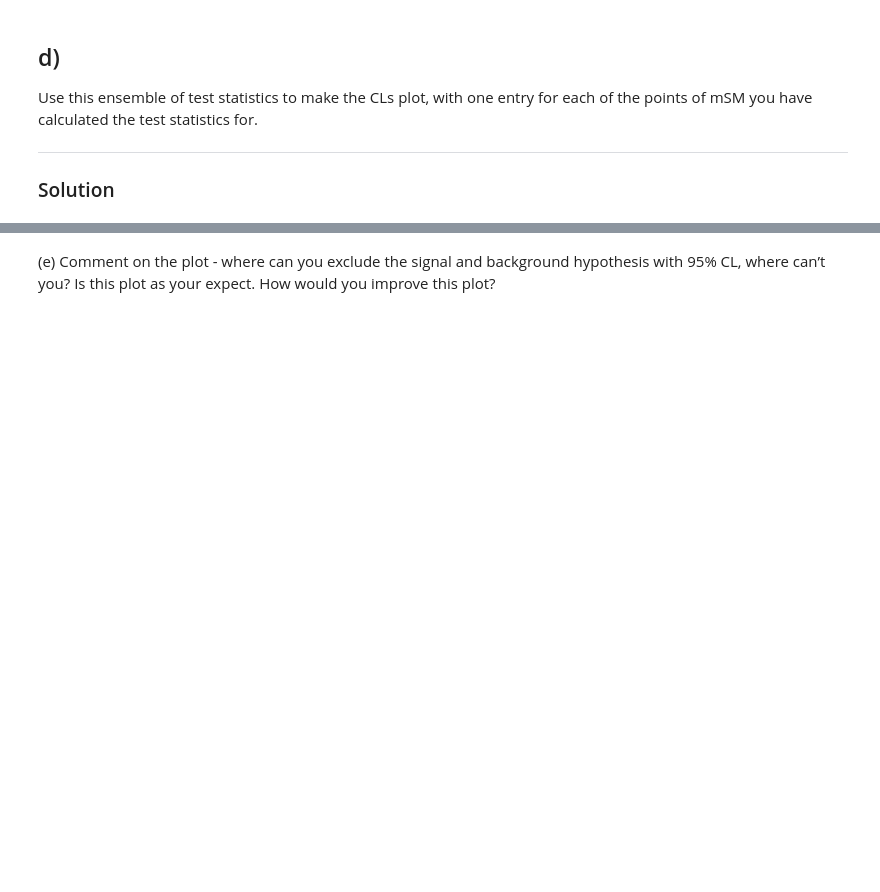
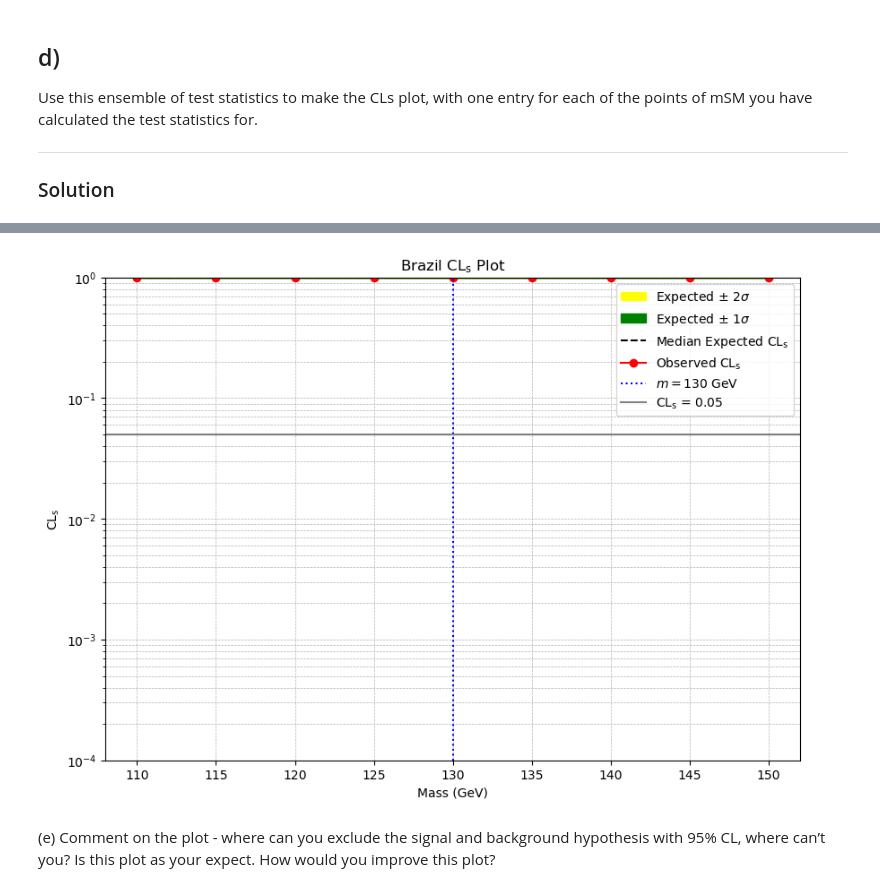
Before and after one commit to munozariasjm/PSet_Statistics-8_811, a Jupyter notebook: notebooks/02.ipynb, the cells around one changed output, grey strips where cells are left out. Drawn from its saved outputs; the diff is of its cells as text; code cells hidden in the pictures; blank space fills up the shorter version.

```diff
--- a/notebooks/02.ipynb
+++ b/notebooks/02.ipynb
@@ -343,0 +384,9 @@ plt.show()
+# %%
+# Compute t_obs for each mass point
+t_obs_list = []
+for mass in mass_hypotheses:
+    t_obs = compute_t_obs(mass, zfit_data, obs)
+    t_obs_list.append({'mass': mass, 't_obs': t_obs})
+
+t_obs_df = pd.DataFrame(t_obs_list)
+t_obs_df.head()
@@ -344,2 +465,25 @@ plt.show()
+# %%
+plt.figure(figsize=(10, 7))
+
+plt.fill_between(cl_full_df['mass'], cl_full_df['lower2_CLs'], cl_full_df['upper2_CLs'], color='yellow', step='mid', label=r'Expected $\pm$ 2$\sigma$')
+plt.fill_between(cl_full_df['mass'], cl_full_df['lower1_CLs'], cl_full_df['upper1_CLs'], color='green', step='mid', label=r'Expected $\pm$ 1$\sigma$')
+plt.plot(cl_full_df['mass'], cl_full_df['median_CLs'], color='black', linestyle='--', label='Median Expected CL$_\mathrm{s}$')
+plt.plot(cl_full_df['mass'], cl_full_df['CLs_obs'], color='red', marker='o', linestyle='-', label='Observed CL$_\mathrm{s}$')
+
+plt.axvline(x=130, color='blue', linestyle=':', label=r'$m = 130$ GeV')
+
+plt.axhline(y=0.05, color='grey', linestyle='-', label='CL$_\mathrm{s}$ = 0.05')
+
+plt.xlabel('Mass (GeV)')
+plt.ylabel('CL$_\mathrm{s}$')
+plt.title('Brazil CL$_\mathrm{s}$ Plot')
+plt.yscale('log')
+plt.legend(loc='upper right')
+plt.grid(True, which='both', linestyle='--', linewidth=0.5)
+plt.ylim(1e-4, 1)
+
+plt.show()
+# %% [output]
+[figure, added]
 # %% [markdown]
 (e) Comment on the plot - where can you exclude the signal and background hypothesis with 95% CL, where can’t you? Is this plot as your expect. How would you improve this plot?
```
Also changed, not shown: parts of 13 cells of this notebook, 4 other files.
